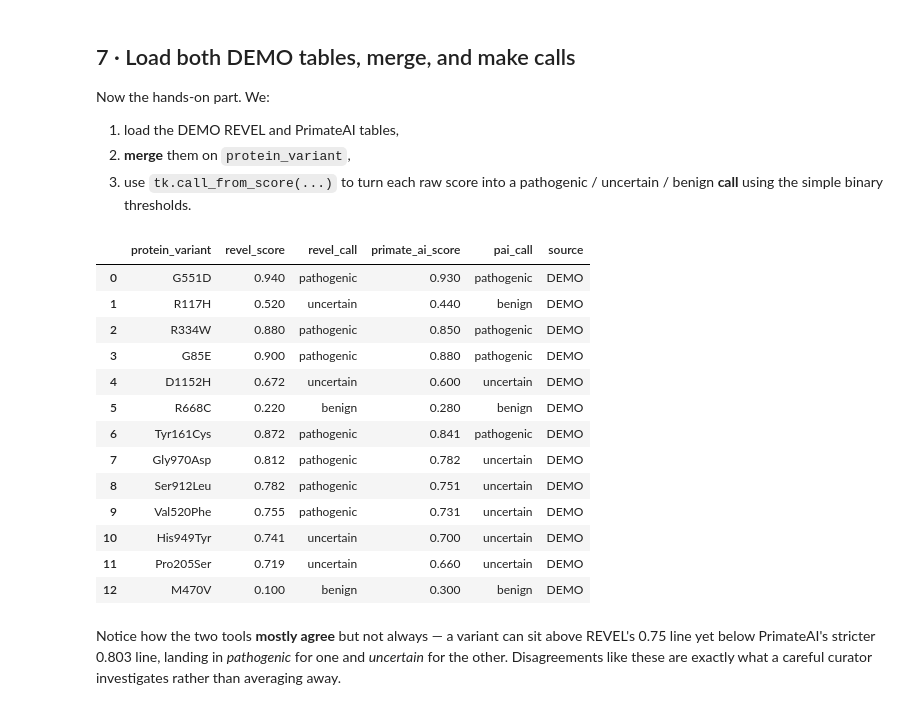
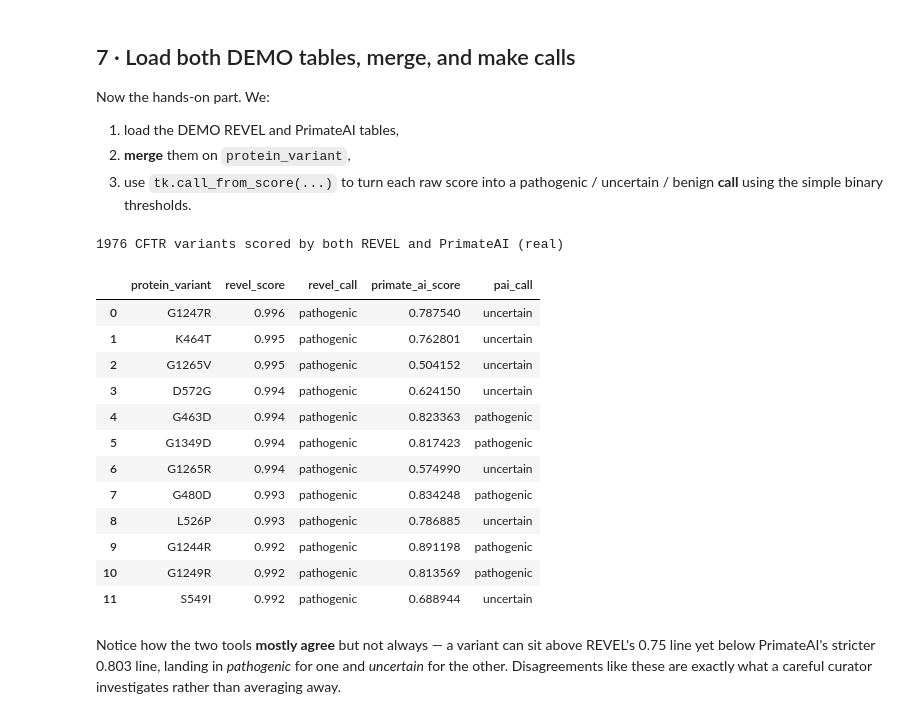
Before and after one commit to EvanWu19/cftr-phewas-toolkit, a Jupyter notebook: notebooks/12_integration_A1_A2.ipynb, the cells around one changed output. Saved outputs shown, nothing was run; the diff lists cells and outputs as text; code cells hidden in the pictures.

```diff
--- a/notebooks/12_integration_A1_A2.ipynb
+++ b/notebooks/12_integration_A1_A2.ipynb
@@ -256,8 +293,9 @@ wrote: A1_upgrade_worklist_REAL.csv and A2_splice_DEMO.csv to <project>\05_analy
 
 The per-tool notebooks (03-11) each introduce **one** tool. This section — moved here from the old combined notebooks — is where tools are **put side by side**, which is exactly the kind of combination the integration step is for. We reload each tool's table so this section is self-contained.
 # %%
-# (re)load each tool's table so the comparisons below stand alone
-eve = tk.load_eve(); esm = tk.load_esm1b()
-revel = tk.load_revel(); primateai = tk.load_primateai()
+# All predictors are REAL now. EVE/ESM1b/PrimateAI are protein_variant-keyed;
+# REVEL is coordinate-keyed (no protein position).
+eve = tk.load_eve(); esm = tk.load_esm1b(); primateai = tk.load_primateai()
+revel = tk.load_revel().copy(); revel["chrom"] = revel["chrom"].astype(str)
 clinvar = tk.load_clinvar(); cftr2 = tk.load_cftr2()
 # %% [markdown]
@@ -379,38 +394,30 @@ Now the hands-on part. We:
 3. use `tk.call_from_score(...)` to turn each raw score into a pathogenic / uncertain / benign
    **call** using the simple binary thresholds.
 # %%
-revel     = tk.load_revel()        # protein_variant, revel_score, source
-primateai = tk.load_primateai()    # protein_variant, primate_ai_score, source
-
-# Merge on the shared protein_variant key. Keep ONE source column (both say DEMO).
-merged = revel.merge(
-    primateai.drop(columns='source'),
-    on='protein_variant', how='inner'
-)
-
-# Turn each raw score into a 3-class call via the toolkit's single scoring helper.
-merged['revel_call'] = merged['revel_score'].apply(lambda s: tk.call_from_score(s, 'revel'))
-merged['pai_call']   = merged['primate_ai_score'].apply(lambda s: tk.call_from_score(s, 'primate_ai'))
-
-# Present the columns the task asks for, in a readable order.
-result = merged[['protein_variant', 'revel_score', 'revel_call',
-                 'primate_ai_score', 'pai_call', 'source']]
-result
+# REVEL is coordinate-keyed; PrimateAI has coords too. Join on (chrom,pos,ref,alt).
+revel = tk.load_revel().copy(); revel["chrom"] = revel["chrom"].astype(str)
+pai = tk.load_primateai().copy(); pai["chrom"] = pai["chrom"].astype(str)
+merged = revel.merge(pai[["chrom", "pos", "ref", "alt", "protein_variant", "primate_ai_score"]],
+                     on=["chrom", "pos", "ref", "alt"], how="inner")
+merged["revel_call"] = merged["revel_score"].apply(lambda s: tk.call_from_score(s, "revel"))
+merged["pai_call"]   = merged["primate_ai_score"].apply(lambda s: tk.call_from_score(s, "primate_ai"))
+print(len(merged), "CFTR variants scored by both REVEL and PrimateAI (real)")
+merged[["protein_variant", "revel_score", "revel_call", "primate_ai_score", "pai_call"]].head(12)
 # %% [output]
+1976 CFTR variants scored by both REVEL and PrimateAI (real)
-|  | protein_variant | revel_score | revel_call | primate_ai_score | pai_call | source |
-| 0 | G551D | 0.940 | pathogenic | 0.930 | pathogenic | DEMO |
-| 1 | R117H | 0.520 | uncertain | 0.440 | benign | DEMO |
-| 2 | R334W | 0.880 | pathogenic | 0.850 | pathogenic | DEMO |
-| 3 | G85E | 0.900 | pathogenic | 0.880 | pathogenic | DEMO |
-| 4 | D1152H | 0.672 | uncertain | 0.600 | uncertain | DEMO |
-| 5 | R668C | 0.220 | benign | 0.280 | benign | DEMO |
-| 6 | Tyr161Cys | 0.872 | pathogenic | 0.841 | pathogenic | DEMO |
-| 7 | Gly970Asp | 0.812 | pathogenic | 0.782 | uncertain | DEMO |
-| 8 | Ser912Leu | 0.782 | pathogenic | 0.751 | uncertain | DEMO |
-| 9 | Val520Phe | 0.755 | pathogenic | 0.731 | uncertain | DEMO |
-| 10 | His949Tyr | 0.741 | uncertain | 0.700 | uncertain | DEMO |
-| 11 | Pro205Ser | 0.719 | uncertain | 0.660 | uncertain | DEMO |
-| 12 | M470V | 0.100 | benign | 0.300 | benign | DEMO |
+|  | protein_variant | revel_score | revel_call | primate_ai_score | pai_call |
+| 0 | G1247R | 0.996 | pathogenic | 0.787540 | uncertain |
+| 1 | K464T | 0.995 | pathogenic | 0.762801 | uncertain |
+| 2 | G1265V | 0.995 | pathogenic | 0.504152 | uncertain |
+| 3 | D572G | 0.994 | pathogenic | 0.624150 | uncertain |
+| 4 | G463D | 0.994 | pathogenic | 0.823363 | pathogenic |
+| 5 | G1349D | 0.994 | pathogenic | 0.817423 | pathogenic |
+| 6 | G1265R | 0.994 | pathogenic | 0.574990 | uncertain |
+| 7 | G480D | 0.993 | pathogenic | 0.834248 | pathogenic |
+| 8 | L526P | 0.993 | pathogenic | 0.786885 | uncertain |
+| 9 | G1244R | 0.992 | pathogenic | 0.891198 | pathogenic |
+| 10 | G1249R | 0.992 | pathogenic | 0.813569 | pathogenic |
+| 11 | S549I | 0.992 | pathogenic | 0.688944 | uncertain |
 # %% [markdown]
 Notice how the two tools **mostly agree** but not always — a variant can sit above REVEL's 0.75
 line yet below PrimateAI's stricter 0.803 line, landing in *pathogenic* for one and *uncertain* for
```
Also changed, not shown: parts of 11 cells of this notebook, 25 other files.
